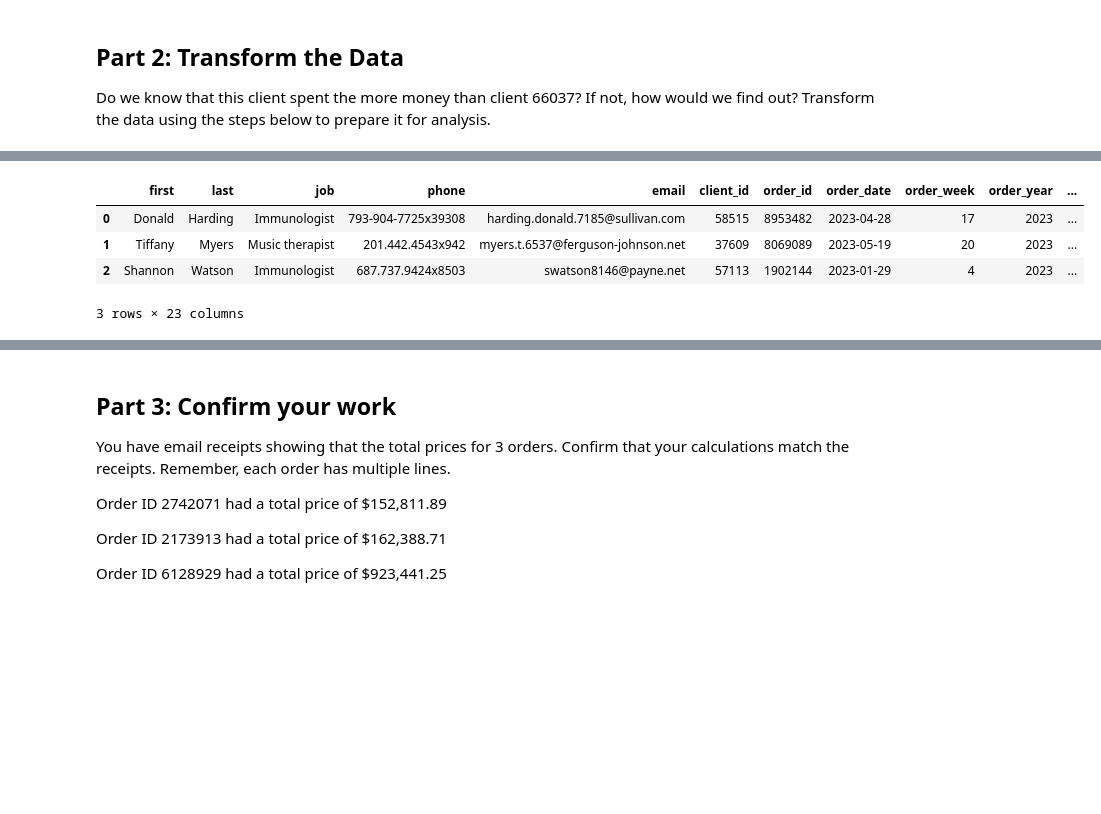
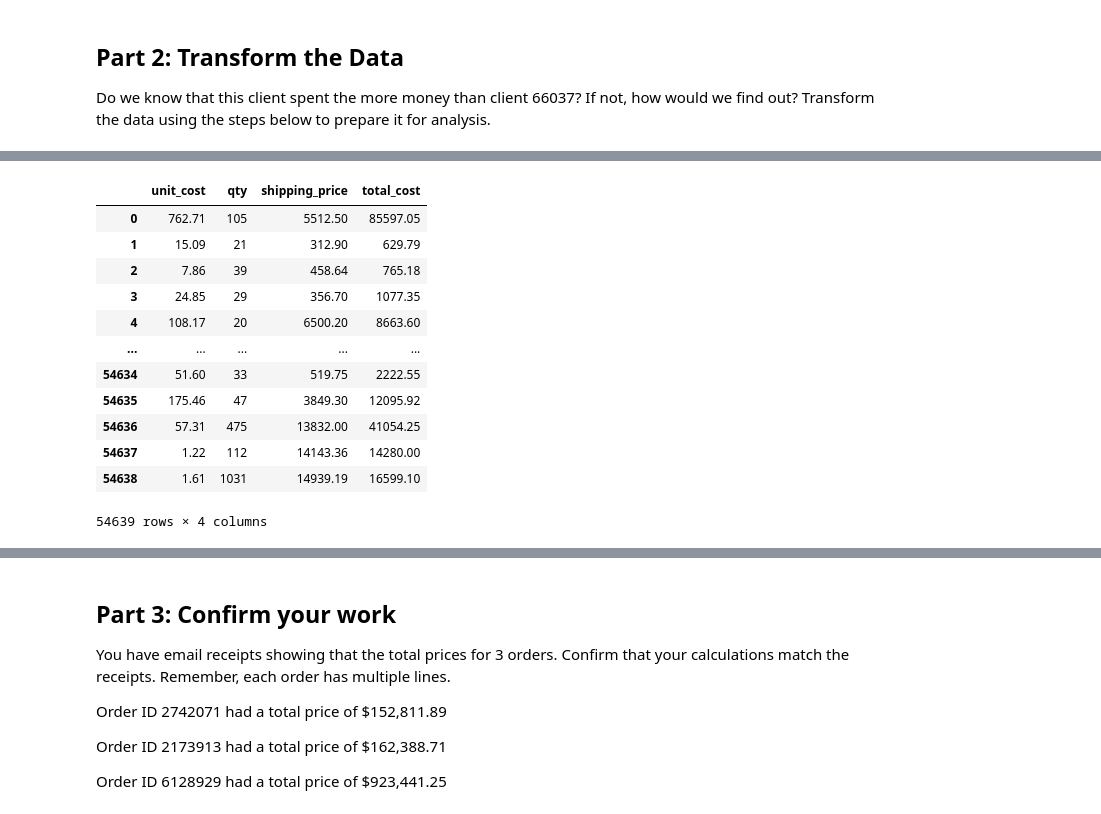
Before and after one commit to YuJames/pandas-challenge-1, a Jupyter notebook: wholesale_data_analysis_starter_code.ipynb, the cells around one changed output, grey strips where cells are left out. Cells and saved outputs as stored; diff of their text form; code cells hidden in the pictures; blank space fills up the shorter version.

```diff
--- a/wholesale_data_analysis_starter_code.ipynb
+++ b/wholesale_data_analysis_starter_code.ipynb
@@ -117,4 +117,6 @@ df[df["client_id"] == top_client_id]["qty"].sum()
 Do we know that this client spent the more money than client 66037? If not, how would we find out? Transform the data using the steps below to prepare it for analysis.
 # %%
 # Create a column that calculates the subtotal for each line using the unit_price and the qty
+df["subtotal"] = df["qty"] * df["unit_price"]
+df[["client_id", "qty", "unit_price", "subtotal"]]
 # %% [output]
@@ -124,4 +136,6 @@ Do we know that this client spent the more money than client 66037? If not, how
 # %%
 # Create a column for shipping price.
 # Assume a shipping price of $7 per pound for orders over 50 pounds and $10 per pound for items 50 pounds or under.
+df["shipping_price"] = df.apply((lambda x: (10 * x["qty"] * x["unit_weight"]) if (x["qty"] * x["unit_weight"]) <= 50 else (7 * x["qty"] * x["unit_weight"]) ), axis=1)
+df[["client_id", "qty", "unit_weight", "shipping_price"]]
 # %% [output]
@@ -132,3 +155,5 @@ Do we know that this client spent the more money than client 66037? If not, how
 # %%
 # Create a column for the total price using the subtotal and the shipping price along with a sales tax of 9.25%
+df["total_price"] = (df["subtotal"] + df["shipping_price"]) * 1.0925
+df[["subtotal", "shipping_price", "total_price"]]
 # %% [output]
@@ -139,11 +173,21 @@ Do we know that this client spent the more money than client 66037? If not, how
 # %%
 # Create a column for the cost of each line using unit cost, qty, and
 # shipping price (assume the shipping cost is exactly what is charged to the client).
+df["total_cost"] = (df["unit_cost"] * df["qty"]) + df["shipping_price"]
+df[["unit_cost", "qty", "shipping_price", "total_cost"]]
 # %% [output]
-|  | first | last | job | phone | email | client_id | order_id | order_date | order_week | order_year | ... |
-| 0 | Donald | Harding | Immunologist | 793-904-7725x39308 | harding.donald.7185@sullivan.com | 58515 | 8953482 | 2023-04-28 | 17 | 2023 | ... |
-| 1 | Tiffany | Myers | Music therapist | 201.442.4543x942 | myers.t.6537@ferguson-johnson.net | 37609 | 8069089 | 2023-05-19 | 20 | 2023 | ... |
-| 2 | Shannon | Watson | Immunologist | 687.737.9424x8503 | swatson8146@payne.net | 57113 | 1902144 | 2023-01-29 | 4 | 2023 | ... |
+|  | unit_cost | qty | shipping_price | total_cost |
+| 0 | 762.71 | 105 | 5512.50 | 85597.05 |
+| 1 | 15.09 | 21 | 312.90 | 629.79 |
+| 2 | 7.86 | 39 | 458.64 | 765.18 |
+| 3 | 24.85 | 29 | 356.70 | 1077.35 |
+| 4 | 108.17 | 20 | 6500.20 | 8663.60 |
+| ... | ... | ... | ... | ... |
+| 54634 | 51.60 | 33 | 519.75 | 2222.55 |
+| 54635 | 175.46 | 47 | 3849.30 | 12095.92 |
+| 54636 | 57.31 | 475 | 13832.00 | 41054.25 |
+| 54637 | 1.22 | 112 | 14143.36 | 14280.00 |
+| 54638 | 1.61 | 1031 | 14939.19 | 16599.10 |
-3 rows × 23 columns
+54639 rows × 4 columns
 # %%
 # Create a column for the profit of each line using line cost and line price
```
Also changed, not shown: parts of 5 cells of this notebook.
